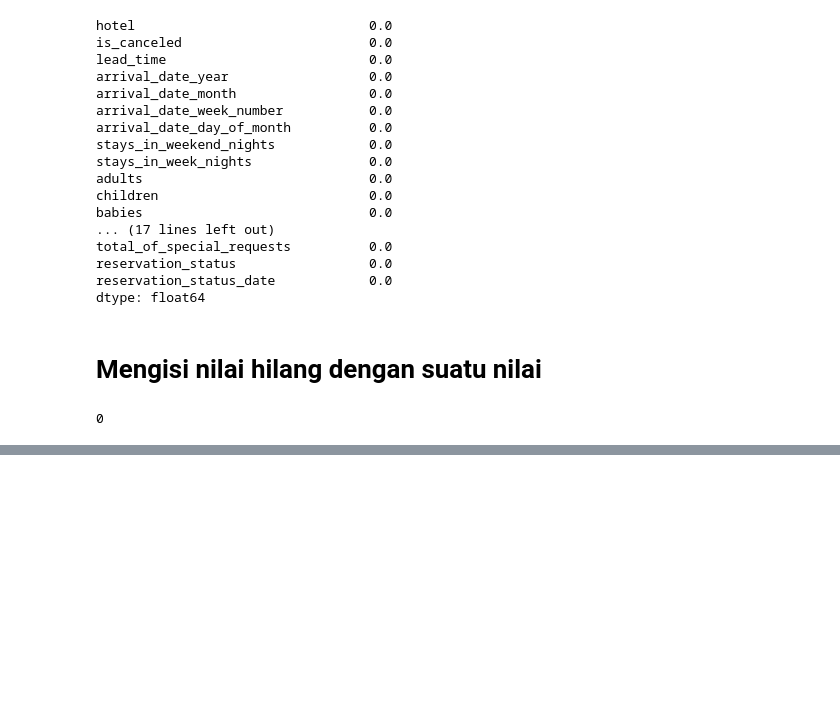
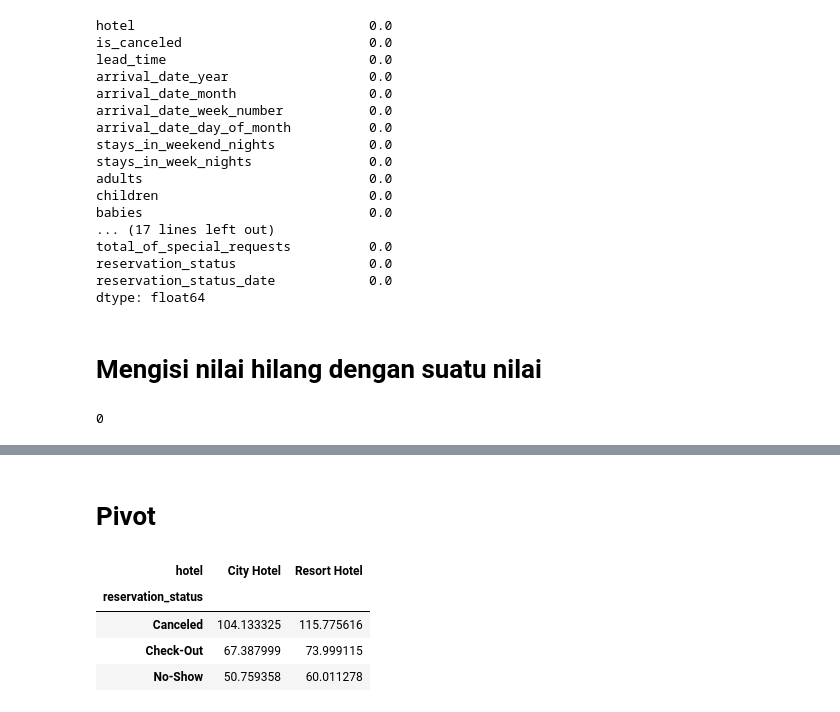
Before and after one commit to Aldistwn29/data-science-newbe, a Jupyter notebook: introduce_to_data.ipynb, the cells around one changed output, grey strips where cells are left out. Cells and saved outputs as stored; diff of their text form; code cells hidden in the pictures; blank space fills up the shorter version.

```diff
--- a/introduce_to_data.ipynb
+++ b/introduce_to_data.ipynb
@@ -75,0 +211,14 @@ dataset["children"].isna().sum()
+# %% [markdown]
+# Pivot
+# %%
+pivot_lead_time = dataset1.pivot_table(index = "reservation_status",
+                                       columns = "hotel",
+                                       values = "lead_time",
+                                       aggfunc = "mean")
+pivot_lead_time.head()
+# %% [output]
+| hotel | City Hotel | Resort Hotel |
+| reservation_status |  |  |
+| Canceled | 104.133325 | 115.775616 |
+| Check-Out | 67.387999 | 73.999115 |
+| No-Show | 50.759358 | 60.011278 |
```
Also changed, not shown: parts of 22 cells of this notebook.
